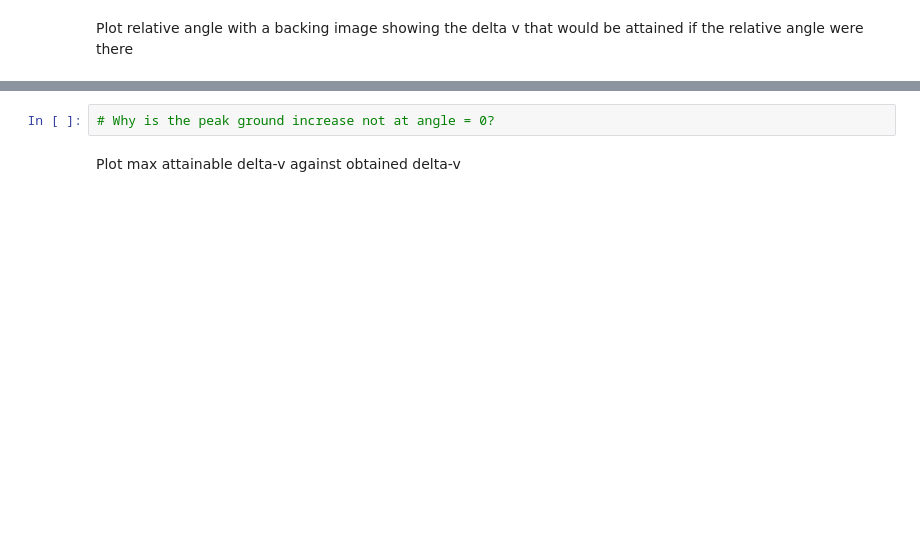
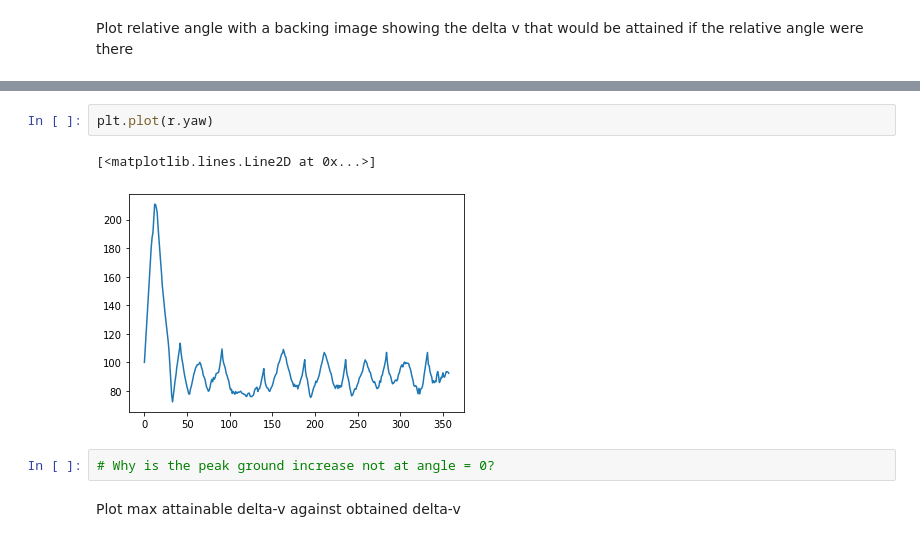
Before and after one commit to matthewearl/q1physrl, a Jupyter notebook: notebooks/Analyse.ipynb, the cells around one changed output, grey strips where cells are left out. Drawn from its saved outputs; the diff is of its cells as text; blank space fills up the shorter version.

```diff
--- a/notebooks/Analyse.ipynb
+++ b/notebooks/Analyse.ipynb
@@ -119,3 +131,8 @@ plt.show()
+# %%
+plt.plot(r.yaw)
+# %% [output]
+[<matplotlib.lines.Line2D at 0x...>]
+[figure, added]
 # %%
 # Why is the peak ground increase not at angle = 0?
 # %% [markdown]
```
Also changed, not shown: parts of 11 cells of this notebook, 5 other files.
